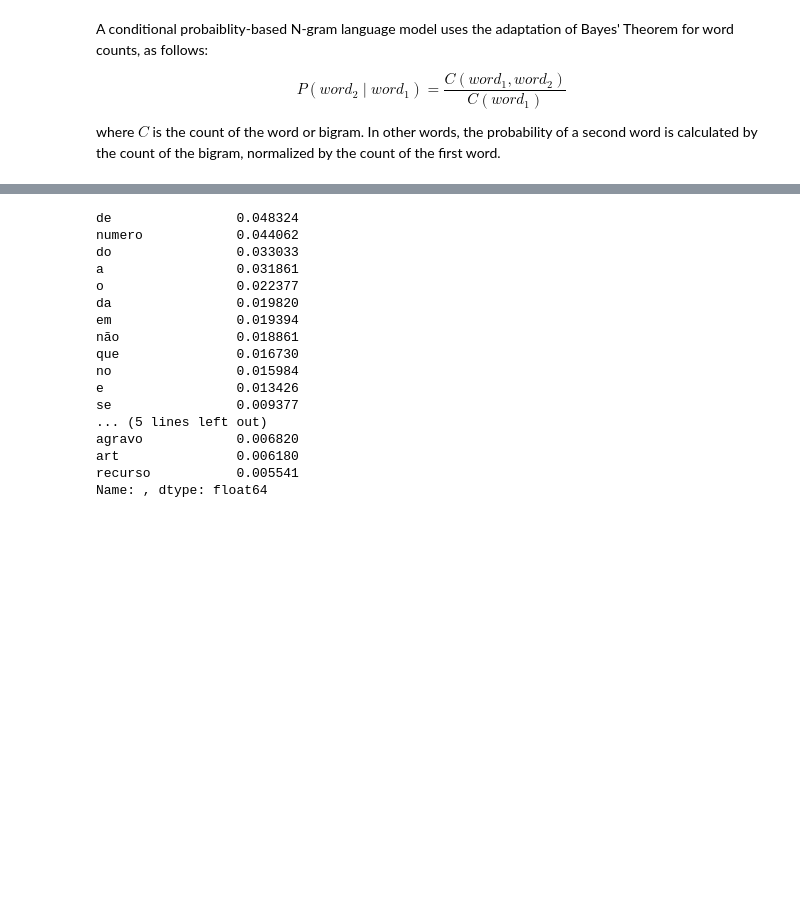
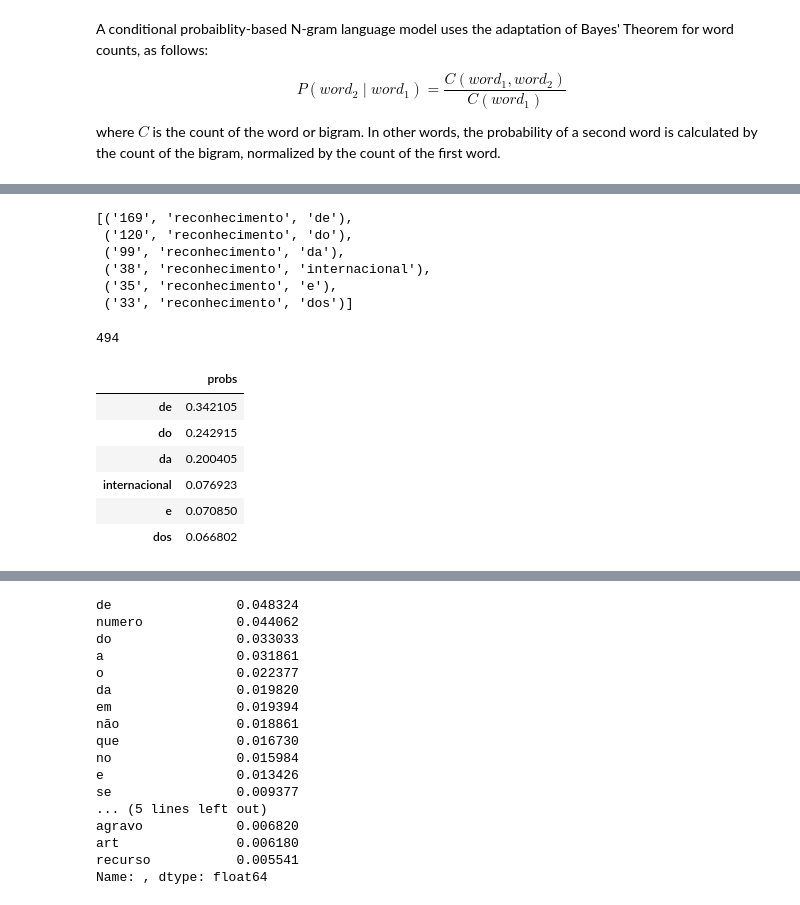
Before and after one commit to joaoppadua/stj_reconhecimento_de_pessoas, a Jupyter notebook: Mixed_methods_CUP.ipynb, the cells around one changed output, grey strips where cells are left out. Cells and saved outputs as stored; diff of their text form; code cells hidden in the pictures; blank space fills up the shorter version.

```diff
--- a/Mixed_methods_CUP.ipynb
+++ b/Mixed_methods_CUP.ipynb
@@ -176,0 +233,18 @@ where $C$ is the count of the word or bigram. In other words, the probability of
+# %%
+reconhecimento_l
+# %% [output]
+[('169', 'reconhecimento', 'de'),
+ ('120', 'reconhecimento', 'do'),
+ ('99', 'reconhecimento', 'da'),
+ ('38', 'reconhecimento', 'internacional'),
+ ('35', 'reconhecimento', 'e'),
+ ('33', 'reconhecimento', 'dos')]
+# %%
+# Summing all occurences
+total = 0
+for tup in reconhecimento_l:
+  total += int(tup[0])
+
+total
+# %% [output]
+494
@@ -176,0 +261,10 @@ where $C$ is the count of the word or bigram. In other words, the probability of
+# %%
+reconhecimento_pmf
+# %% [output]
+|  | probs |
+| de | 0.342105 |
+| do | 0.242915 |
+| da | 0.200405 |
+| internacional | 0.076923 |
+| e | 0.070850 |
+| dos | 0.066802 |
```
Also changed, not shown: parts of 22 cells of this notebook.
